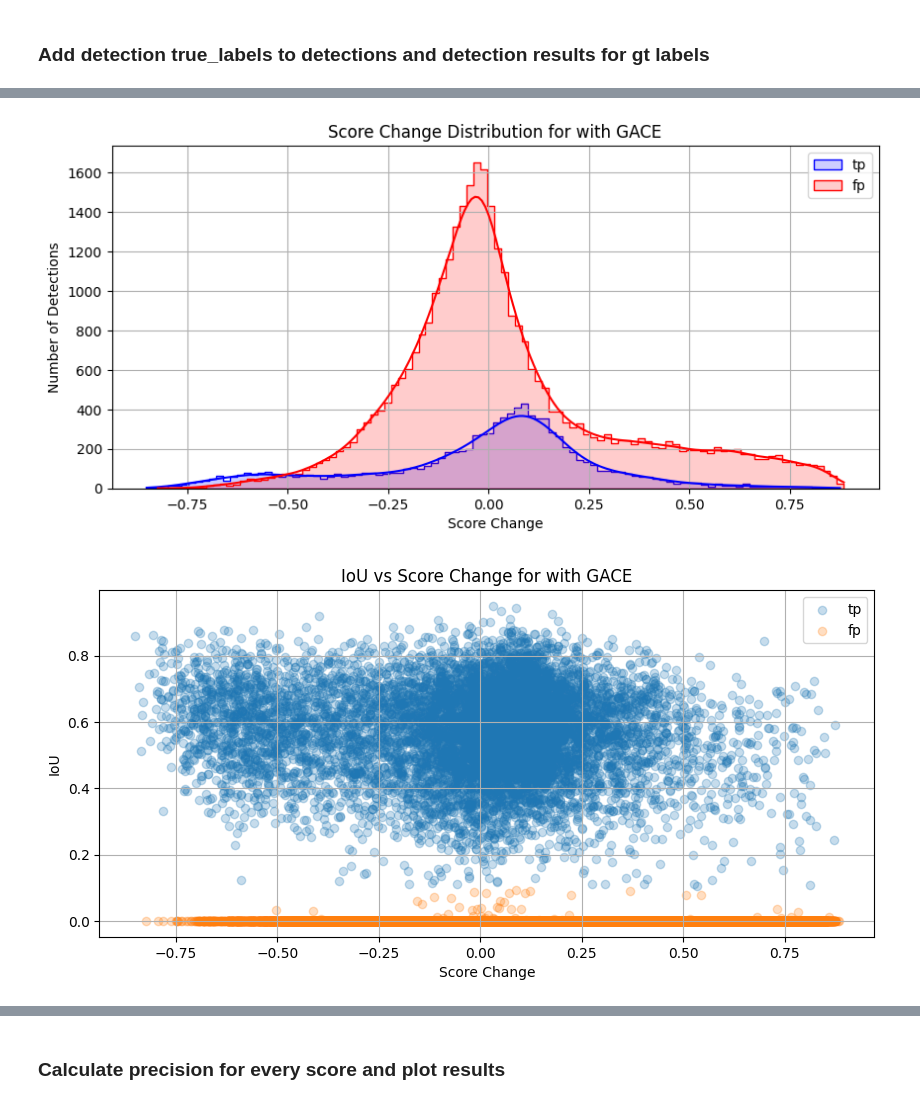
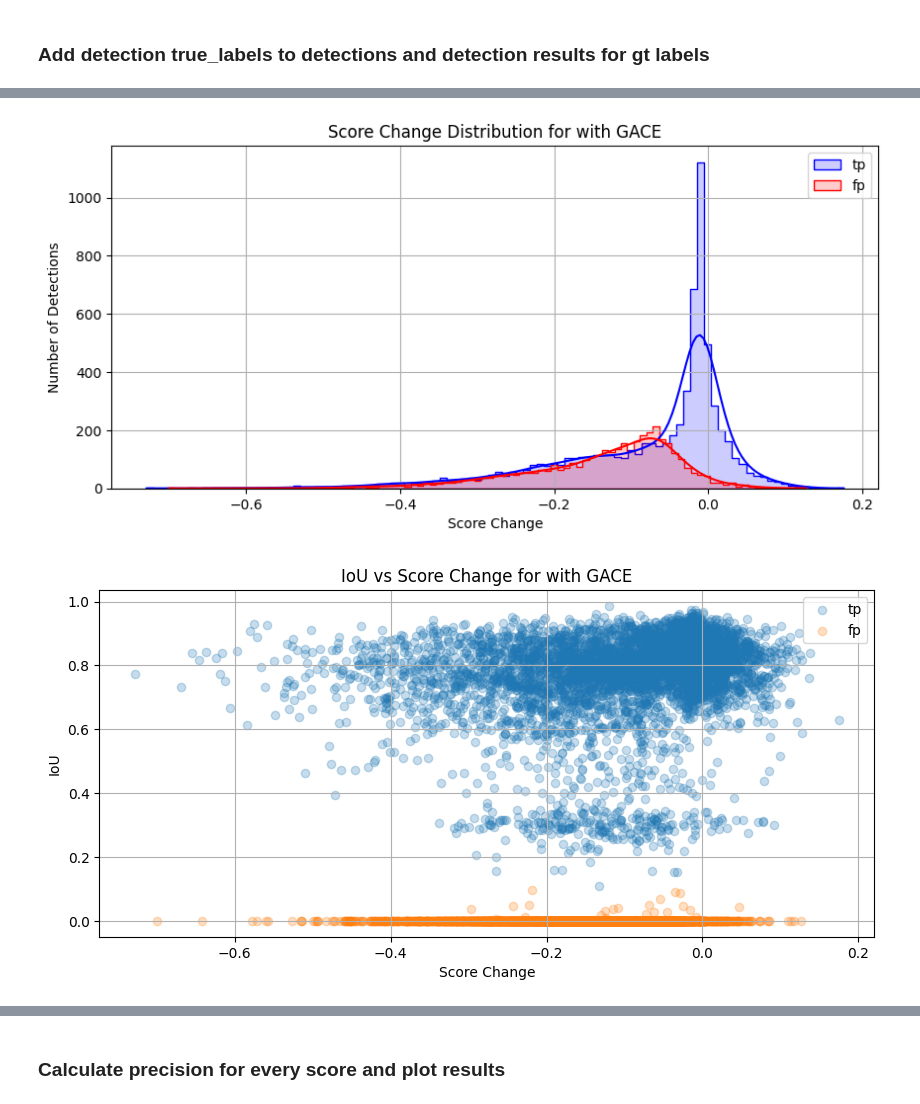
Before and after one commit to griesbchr/3DTrans, a Jupyter notebook: tools/misc/selftraining/analyze_detresults_pseudolabels.ipynb, the cells around one changed output, grey strips where cells are left out. Cells and saved outputs as stored; diff of their text form; code cells hidden in the pictures.

```diff
--- a/tools/misc/selftraining/analyze_detresults_pseudolabels.ipynb
+++ b/tools/misc/selftraining/analyze_detresults_pseudolabels.ipynb
@@ -383,10 +455,10 @@ source_dataset_name = "avltruck"
 target_dataset_name = "zod"
 
 detections_gace = pd.DataFrame()
-results_path_gace = "/home/cgriesbacher/thesis/3DTrans/output/avltruck_models/pvrcnnpp_STzod/D16_10epochs_STzod_ft_D6_50epochs_ros/ps_label/det_annos_gace_e0.pkl"
+results_path_gace = "/home/cgriesbacher/thesis/3DTrans/output_okeanos/output/avltruck_models/pvrcnnpp_STzod/D16_20epochs_STzod_ft_D6_50epochs/ps_label/det_annos_gace_e0.pkl"
 detections_gace = load_detections(results_path_gace, detections_gace, train_dataset=source_dataset_name, eval_dataset=target_dataset_name+"_gace")
 
 detections_no_gace = pd.DataFrame()
-results_path_no_gace = "/home/cgriesbacher/thesis/3DTrans/output/avltruck_models/pvrcnnpp_STzod/D16_10epochs_STzod_ft_D6_50epochs_ros/ps_label/det_annos_e0.pkl"
+results_path_no_gace = "/home/cgriesbacher/thesis/3DTrans/output_okeanos/output/avltruck_models/pvrcnnpp_STzod/D16_20epochs_STzod_ft_D6_50epochs/ps_label/det_annos_e0.pkl"
 detections_no_gace = load_detections(results_path_no_gace, detections_no_gace, train_dataset=source_dataset_name, eval_dataset=target_dataset_name)
 # %% [output]
@@ -634,9 +706,12 @@ detections.loc[detections['eval_dataset'].str.contains("_gace"), 'with_gace'] =
 # %%
-clss = "Pedestrian"
+clss = "Vehicle"
 detections_class = detections[detections['name'] == clss]
 detections_gace = detections_class[detections_class['with_gace'] == True]
 detections_no_gace = detections_class[detections_class['with_gace'] == False]
 
 print(len(detections_gace))
 print(len((detections_no_gace)))
+print("")
+print(len(detections_gace["frame_id"].unique()))
+print(len(detections_no_gace["frame_id"].unique()))
 # %% [output]
@@ -712,15 +795,6 @@ plt.title("IoU vs Score Change for with GACE")
 plt.grid(True)
 plt.show()
 
-#histo of scores
-plt.figure(figsize=(10, 4.5))
-detections_gace_tp['score'].hist(bins=100, alpha=0.35, label="tp")
-detections_gace_fp['score'].hist(bins=100, alpha=0.35, label="fp")
-plt.legend()
-plt.xlabel("Detection Score")
-plt.ylabel("Number of Detections")
-plt.title("Detection Score Distribution for with GACE")
-plt.show()
 
 
 #histo of ious
@@ -762,32 +836,32 @@ std_devs_fp = grouped_fp['score_change'].std()
 binned_scores_tp = [group['score_change'].values for _, group in grouped_tp]
 binned_scores_fp = [group['score_change'].values for _, group in grouped_fp]
 
 # Midpoints of bins for plotting
 bin_midpoints = (bin_edges[:-1] + bin_edges[1:]) / 2
 
 # Plotting
 plt.figure(figsize=(10, 4.5))
 if len(mean_scores_tp) != len(bin_midpoints):
     len_diff = len(bin_midpoints) - len(mean_scores_tp)
     mean_scores_tp = np.append(mean_scores_tp, np.zeros(len_diff))
     std_devs_tp = np.append(std_devs_tp, np.zeros(len_diff))
 plt.errorbar(bin_midpoints, mean_scores_tp, yerr=std_devs_tp, fmt='-o', capsize=5, label="tp")
 
 if len(mean_scores_fp) != len(bin_midpoints):
     len_diff = len(bin_midpoints) - len(mean_scores_fp)
     mean_scores_fp = np.append(mean_scores_fp, np.zeros(len_diff))
     std_devs_fp = np.append(std_devs_fp, np.zeros(len_diff))
 
 plt.errorbar(bin_midpoints, mean_scores_fp, yerr=std_devs_fp, fmt='-o', capsize=5, label="fp")
 
 # Labels and Titles
 plt.xlabel('Score')
 plt.ylabel('Mean Score Change')
 plt.title('Mean and Standard Deviation of Score Change per Bin')
 plt.grid(True)
 plt.legend()
 # Display the plot
 plt.show()
 # %% [output]
-[figure, old version]
+[figure, new version]
-[figure, old version]
+[figure, new version]
```
Also changed, not shown: parts of 15 cells of this notebook, 5 other files.
